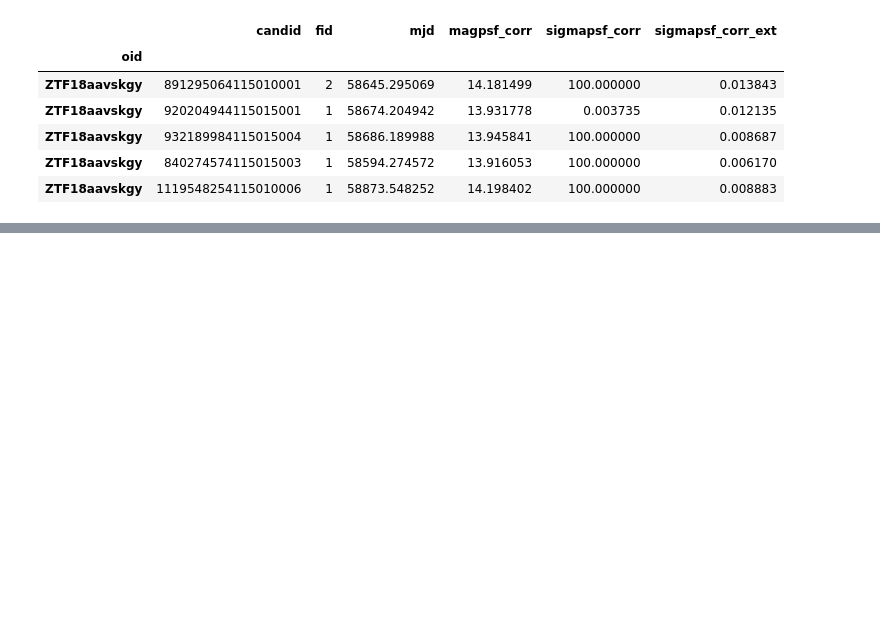
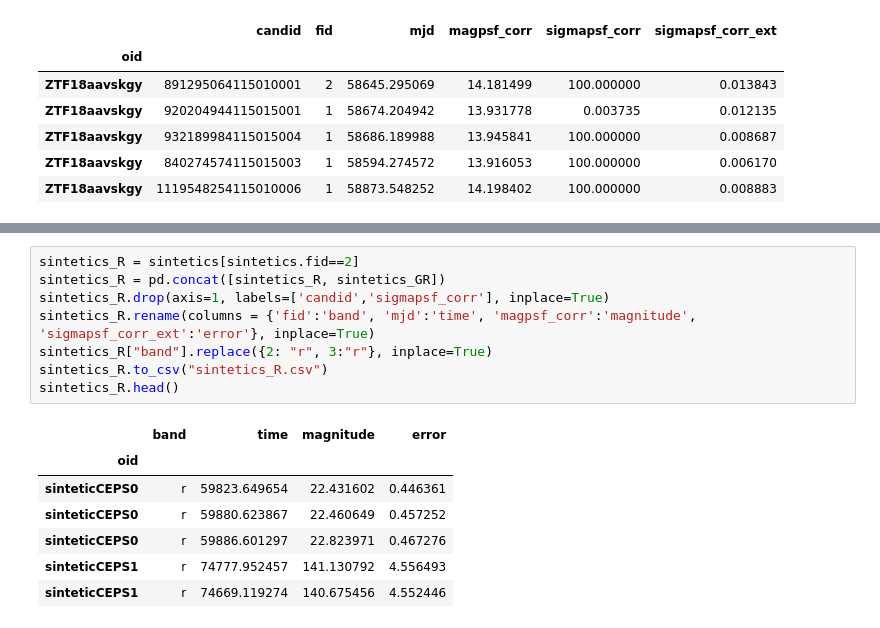
Before and after one commit to matiasvergaras/EL4106-8a, a Jupyter notebook: MP3/data_augmentation.ipynb, the cells around one changed output, grey strips where cells are left out. Drawn from its saved outputs; the diff is of its cells as text; blank space fills up the shorter version.

```diff
--- a/MP3/data_augmentation.ipynb
+++ b/MP3/data_augmentation.ipynb
@@ -246,0 +306,16 @@ filtered_alerts.loc[DSCTS[0]].head()
+# %%
+sintetics_R = sintetics[sintetics.fid==2]
+sintetics_R = pd.concat([sintetics_R, sintetics_GR])
+sintetics_R.drop(axis=1, labels=['candid','sigmapsf_corr'], inplace=True)
+sintetics_R.rename(columns = {'fid':'band', 'mjd':'time', 'magpsf_corr':'magnitude', 'sigmapsf_corr_ext':'error'}, inplace=True)
+sintetics_R["band"].replace({2: "r", 3:"r"}, inplace=True)
+sintetics_R.to_csv("sintetics_R.csv")
+sintetics_R.head()
+# %% [output]
+|  | band | time | magnitude | error |
+| oid |  |  |  |  |
+| sinteticCEPS0 | r | 59823.649654 | 22.431602 | 0.446361 |
+| sinteticCEPS0 | r | 59880.623867 | 22.460649 | 0.457252 |
+| sinteticCEPS0 | r | 59886.601297 | 22.823971 | 0.467276 |
+| sinteticCEPS1 | r | 74777.952457 | 141.130792 | 4.556493 |
+| sinteticCEPS1 | r | 74669.119274 | 140.675456 | 4.552446 |
```
Also changed, not shown: parts of 8 cells of this notebook.
